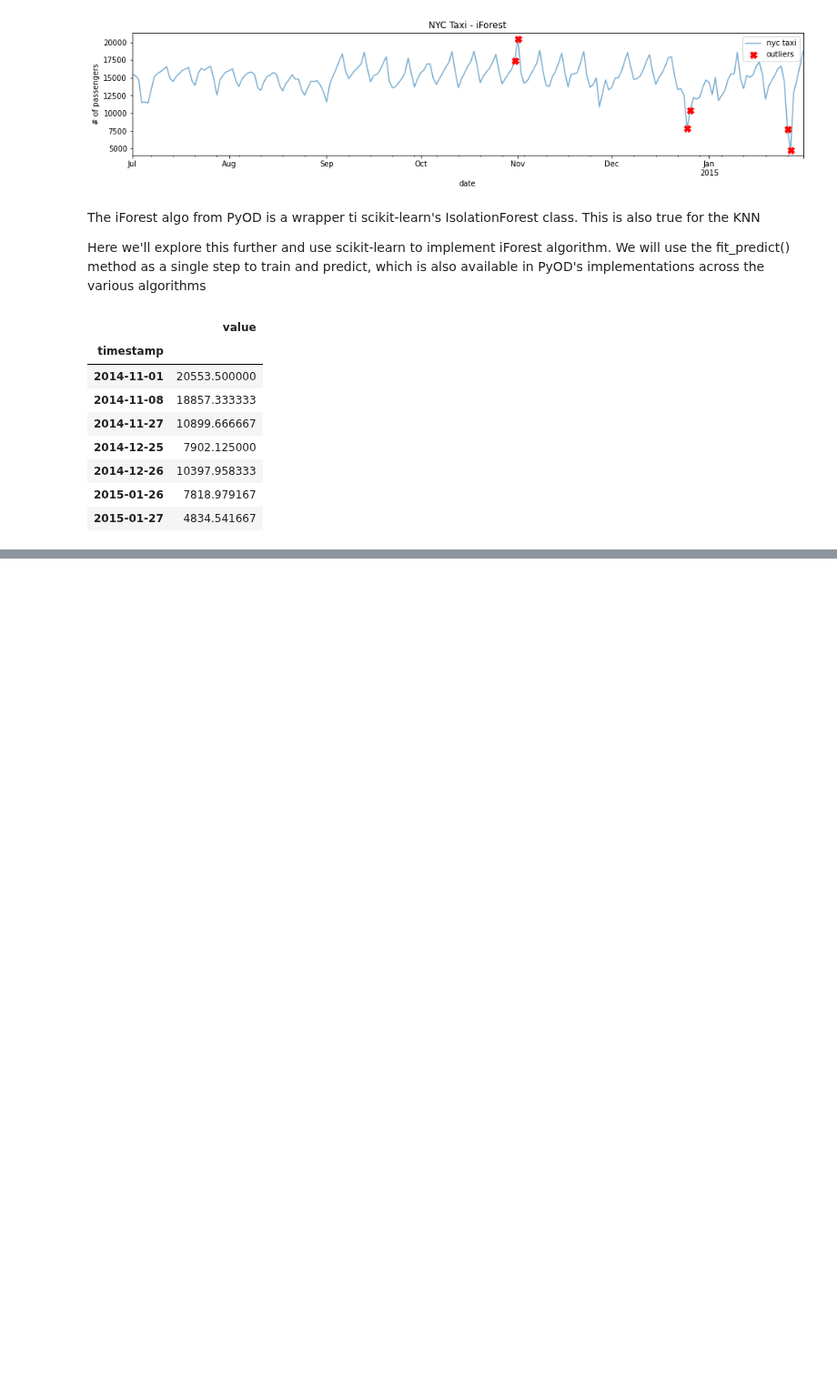
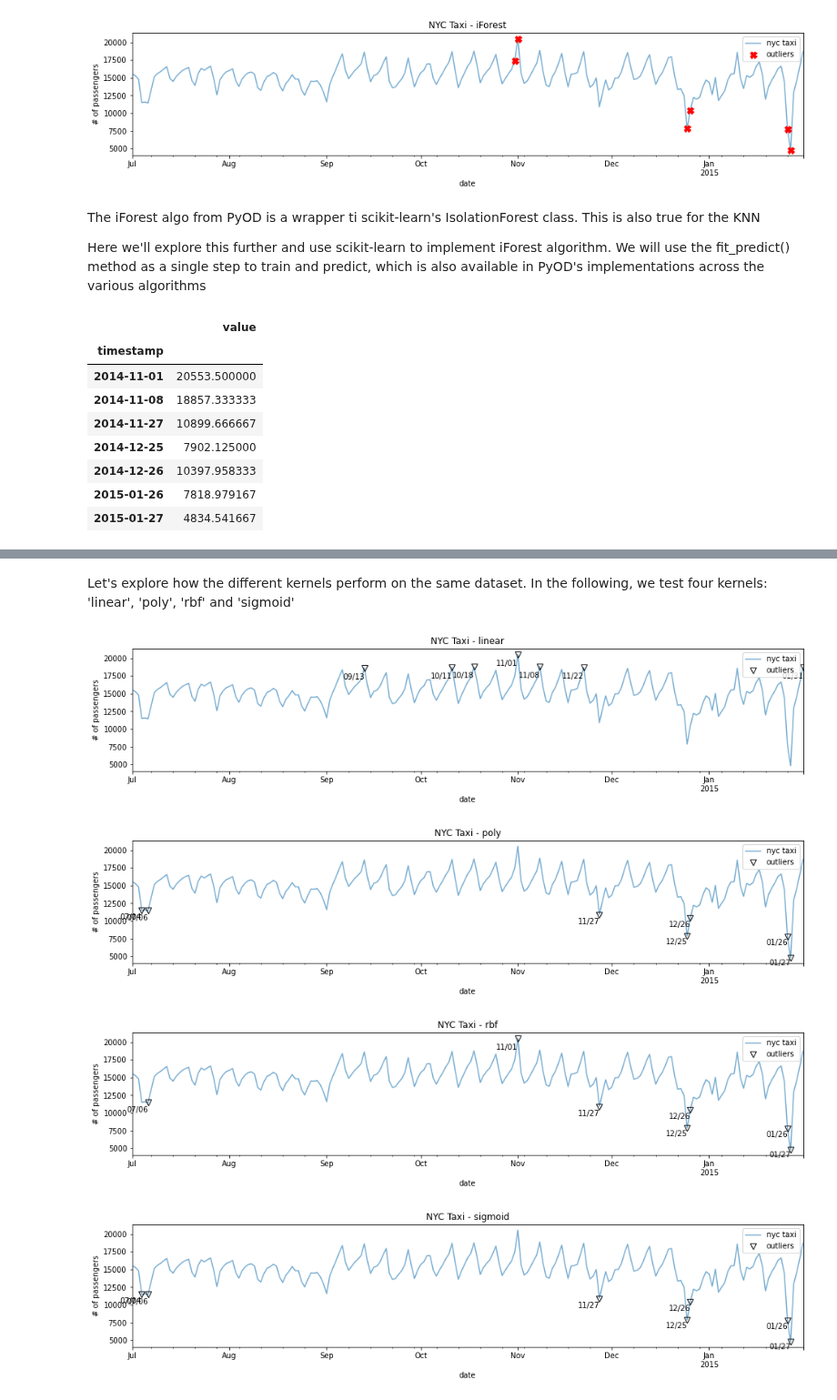
Before and after one commit to LaurbergMJ/TimeSeriesAnalysisWithPythonCookbook, a Jupyter notebook: Ch14.ipynb, the cells around one changed output, grey strips where cells are left out. Shown at 91% size. Drawn from its saved outputs; the diff is of its cells as text; code cells hidden in the pictures; blank space fills up the shorter version.

```diff
--- a/Ch14.ipynb
+++ b/Ch14.ipynb
@@ -348,0 +430,16 @@ sk_outliers
+# %% [markdown]
+Let's explore how the different kernels perform on the same dataset. In the following, we test four kernels: 'linear', 'poly', 'rbf' and 'sigmoid'
+# %%
+for kernel in ['linear', 'poly', 'rbf', 'sigmoid']:
+    ocsvm = OCSVM(contamination=0.03, kernel=kernel)
+    predict = pd.Series(ocsvm.fit_predict(scaled),
+                        index=tx.index, name=kernel)
+
+    outliers = predict[predict==1]
+    outliers = tx.loc[outliers.index]
+    plot_outliers(outliers, tx, kernel, labels=True)
+# %% [output]
+[figure, added]
+[figure, added]
+[figure, added]
+[figure, added]
```
Also changed, not shown: parts of 23 cells of this notebook, 1 other file.
